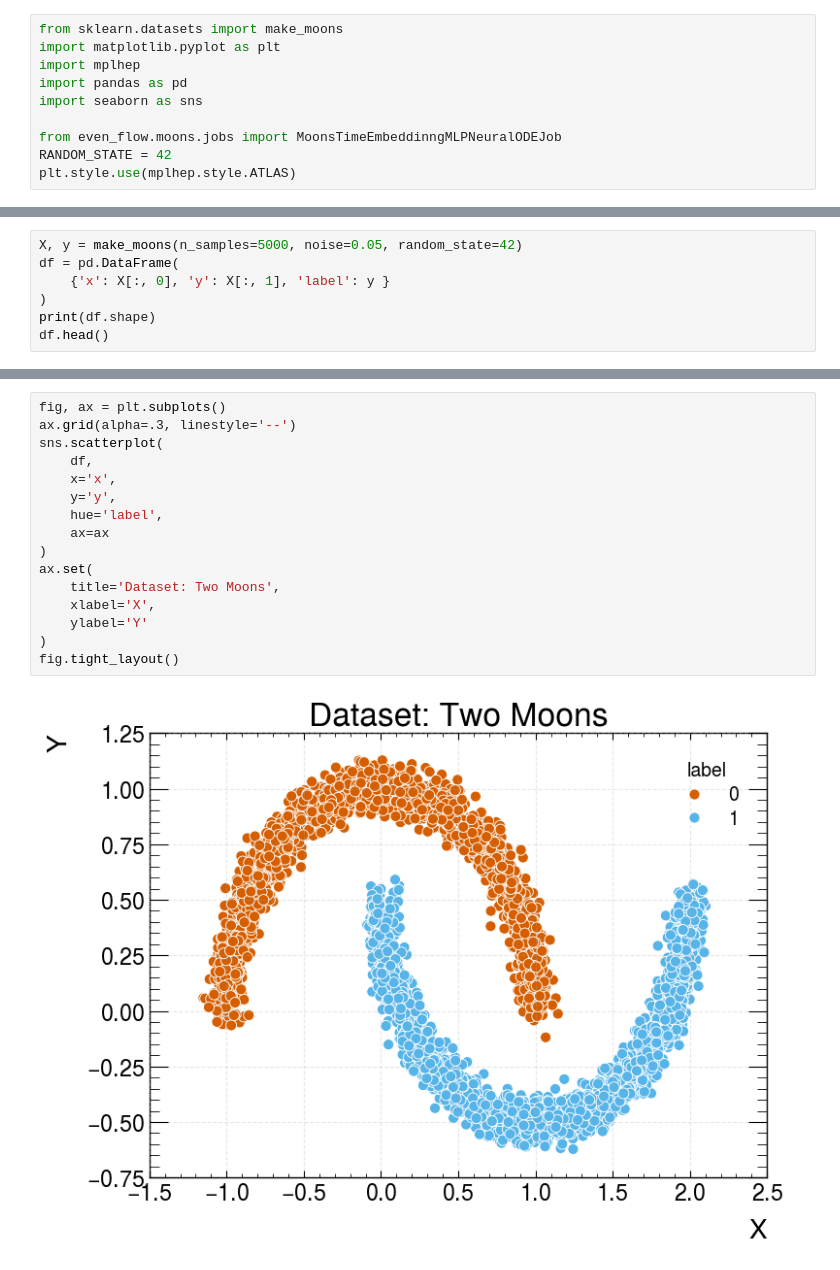
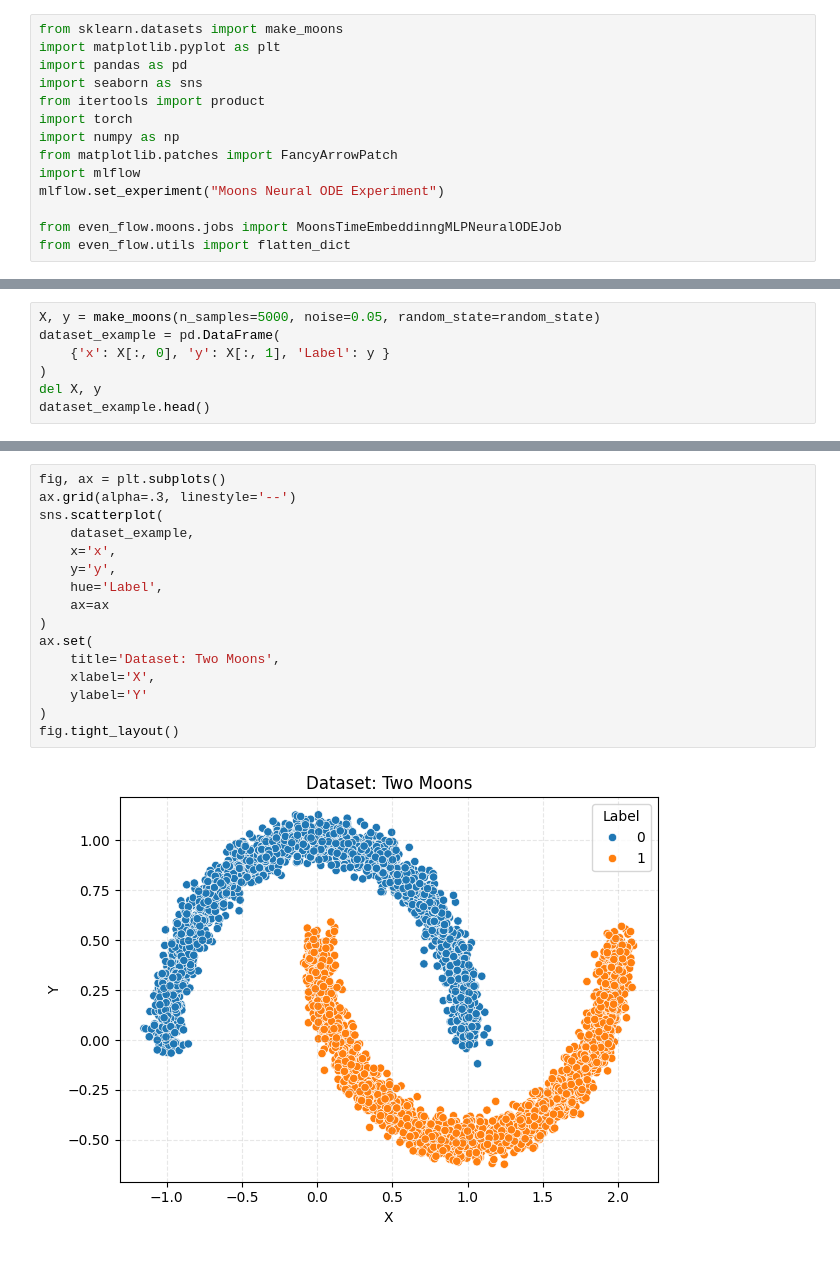
Before and after one commit to lucasbanunes/even-flow-pearl-jam.mp3, a Jupyter notebook: 01_neural_ode_2d.ipynb, the cells around one changed output, grey strips where cells are left out. Cells and saved outputs as stored; diff of their text form.

Commit message:
Finished 01_neural_ode_3d_.ipynb implementation

```diff
--- a/01_neural_ode_2d.ipynb
+++ b/01_neural_ode_2d.ipynb
@@ -1,10 +1,14 @@
 # %%
 from sklearn.datasets import make_moons
 import matplotlib.pyplot as plt
-import mplhep
 import pandas as pd
 import seaborn as sns
+from itertools import product
+import torch
+import numpy as np
+from matplotlib.patches import FancyArrowPatch
+import mlflow
+mlflow.set_experiment("Moons Neural ODE Experiment")
 
 from even_flow.moons.jobs import MoonsTimeEmbeddinngMLPNeuralODEJob
-RANDOM_STATE = 42
-plt.style.use(mplhep.style.ATLAS)
+from even_flow.utils import flatten_dict
@@ -11,8 +28,8 @@ plt.style.use(mplhep.style.ATLAS)
 # %%
-X, y = make_moons(n_samples=5000, noise=0.05, random_state=42)
-df = pd.DataFrame(
-    {'x': X[:, 0], 'y': X[:, 1], 'label': y }
+X, y = make_moons(n_samples=5000, noise=0.05, random_state=random_state)
+dataset_example = pd.DataFrame(
+    {'x': X[:, 0], 'y': X[:, 1], 'Label': y }
 )
-print(df.shape)
-df.head()
+del X, y
+dataset_example.head()
 # %% [output]
@@ -26,18 +42,18 @@ df.head()
 # %%
 fig, ax = plt.subplots()
 ax.grid(alpha=.3, linestyle='--')
 sns.scatterplot(
-    df,
+    dataset_example,
     x='x',
     y='y',
-    hue='label',
+    hue='Label',
     ax=ax
 )
 ax.set(
     title='Dataset: Two Moons',
     xlabel='X',
     ylabel='Y'
 )
 fig.tight_layout()
 # %% [output]
-[figure, old version]
+[figure, new version]
```
Also changed, not shown: parts of 12 cells of this notebook, 4 other files.
